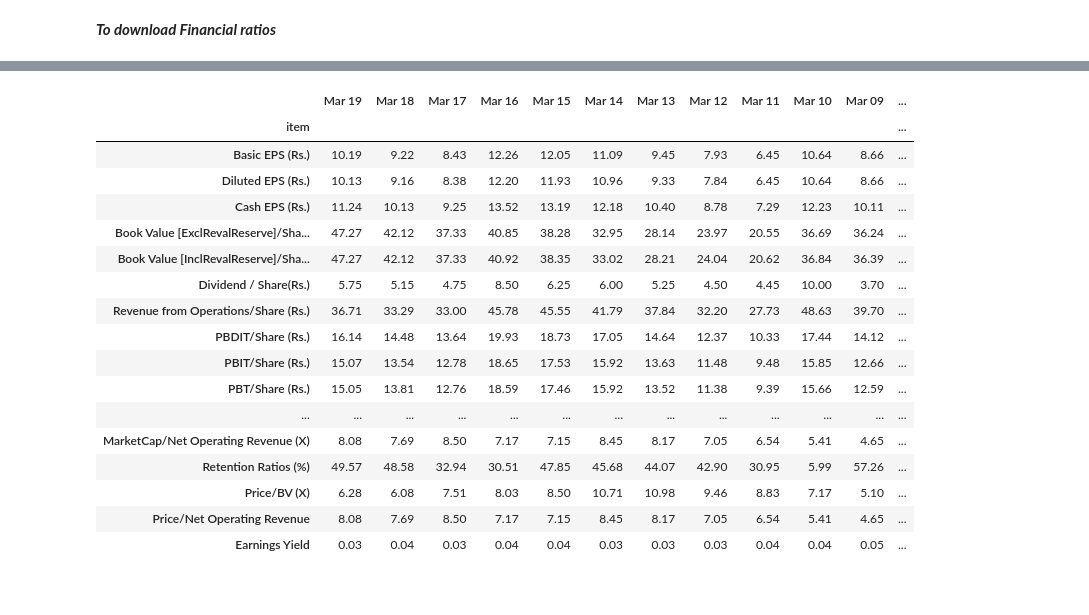
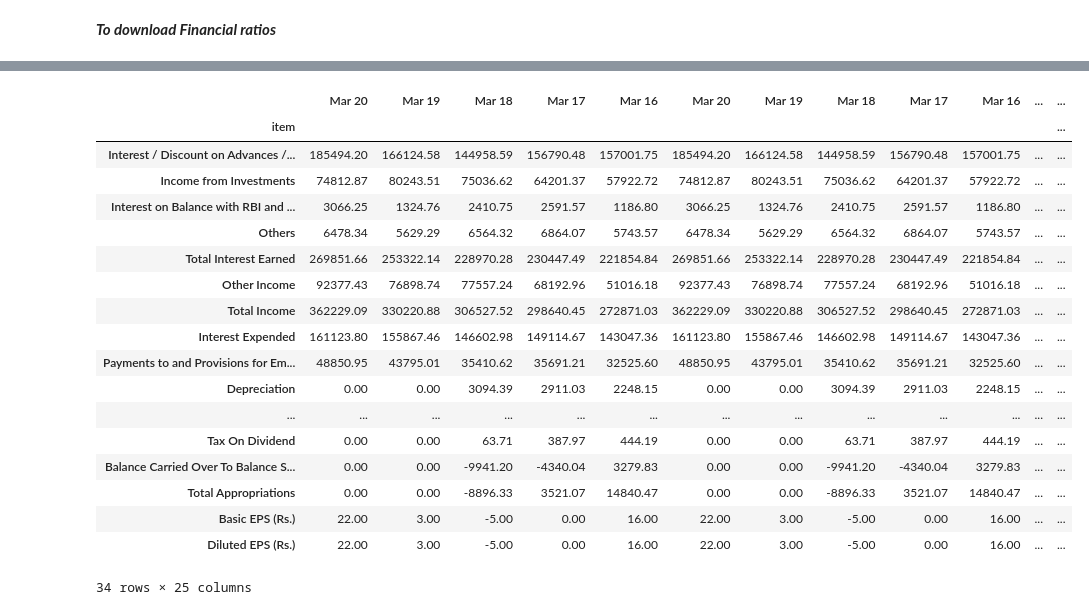
Before and after one commit to ajitisack/Genesis, a Jupyter notebook: notebooks/Getting Financials from MC.ipynb, the cells around one changed output, grey strips where cells are left out. Drawn from its saved outputs; the diff is of its cells as text; code cells hidden in the pictures.

```diff
--- a/notebooks/Getting Financials from MC.ipynb
+++ b/notebooks/Getting Financials from MC.ipynb
@@ -41,7 +41,6 @@ InteractiveShell.ast_node_interactivity = "all"
 import pandas as pd
 # %%
 mc_fin_baseurl = 'https://www.moneycontrol.com/financials'
-symbol = 'sbi'
 # %% [markdown]
 ***To download Financial ratios***
 # %%
@@ -53,12 +52,14 @@ def processfindf(df):
     df.set_index('item', inplace=True)
     return df
 
+# https://www.moneycontrol.com/financials/itc/consolidated-balance-sheetVI/ITC
+
 # fintp -> 'ratios', 'balance-sheet', 'profit-loss', 'yearly', 'quarterly-results', 'half-yearly', 'nine-months'
 def getfinancials(symbol, fintp='ratios'):
     symbol = symbol.upper()
-    url = f'{mc_fin_baseurl}/{symbol}/{fintp}VI/{symbol}'
+    url = f'{mc_fin_baseurl}/{symbol}/consolidated-{fintp}VI/{symbol}'
     if fintp in ['yearly', 'quarterly-results', 'half-yearly', 'nine-months']:
-        url = f'{mc_fin_baseurl}/{symbol}/results/{fintp}/{symbol}'
+        url = f'{mc_fin_baseurl}/{symbol}/results/consolidated-{fintp}/{symbol}'
     lst = [pd.read_html(f'{url}/{i}') for i in range(2, 6)]
     lst = [pd.read_html(url)] + lst
     dfs = [processfindf(i[0]) for i in lst if i]
@@ -87,23 +80,24 @@ Wall time: 1min 21s
+# %%
+df = getfinancials('sbi', 'profit-loss')
 # %%
-df = dfs[0]
+df
+# %% [output]
+|  | Mar 20 | Mar 19 | Mar 18 | Mar 17 | Mar 16 | Mar 20 | Mar 19 | Mar 18 | Mar 17 | Mar 16 | ... | ... |
+| item |  |  |  |  |  |  |  |  |  |  |  | ... |
+| Interest / Discount on Advances /... | 185494.20 | 166124.58 | 144958.59 | 156790.48 | 157001.75 | 185494.20 | 166124.58 | 144958.59 | 156790.48 | 157001.75 | ... | ... |
+| Income from Investments | 74812.87 | 80243.51 | 75036.62 | 64201.37 | 57922.72 | 74812.87 | 80243.51 | 75036.62 | 64201.37 | 57922.72 | ... | ... |
+| Interest on Balance with RBI and ... | 3066.25 | 1324.76 | 2410.75 | 2591.57 | 1186.80 | 3066.25 | 1324.76 | 2410.75 | 2591.57 | 1186.80 | ... | ... |
+| Others | 6478.34 | 5629.29 | 6564.32 | 6864.07 | 5743.57 | 6478.34 | 5629.29 | 6564.32 | 6864.07 | 5743.57 | ... | ... |
+| Total Interest Earned | 269851.66 | 253322.14 | 228970.28 | 230447.49 | 221854.84 | 269851.66 | 253322.14 | 228970.28 | 230447.49 | 221854.84 | ... | ... |
+| Other Income | 92377.43 | 76898.74 | 77557.24 | 68192.96 | 51016.18 | 92377.43 | 76898.74 | 77557.24 | 68192.96 | 51016.18 | ... | ... |
+| Total Income | 362229.09 | 330220.88 | 306527.52 | 298640.45 | 272871.03 | 362229.09 | 330220.88 | 306527.52 | 298640.45 | 272871.03 | ... | ... |
+| Interest Expended | 161123.80 | 155867.46 | 146602.98 | 149114.67 | 143047.36 | 161123.80 | 155867.46 | 146602.98 | 149114.67 | 143047.36 | ... | ... |
+| Payments to and Provisions for Em... | 48850.95 | 43795.01 | 35410.62 | 35691.21 | 32525.60 | 48850.95 | 43795.01 | 35410.62 | 35691.21 | 32525.60 | ... | ... |
+| Depreciation | 0.00 | 0.00 | 3094.39 | 2911.03 | 2248.15 | 0.00 | 0.00 | 3094.39 | 2911.03 | 2248.15 | ... | ... |
+| ... | ... | ... | ... | ... | ... | ... | ... | ... | ... | ... | ... | ... |
+| Tax On Dividend | 0.00 | 0.00 | 63.71 | 387.97 | 444.19 | 0.00 | 0.00 | 63.71 | 387.97 | 444.19 | ... | ... |
+| Balance Carried Over To Balance S... | 0.00 | 0.00 | -9941.20 | -4340.04 | 3279.83 | 0.00 | 0.00 | -9941.20 | -4340.04 | 3279.83 | ... | ... |
+| Total Appropriations | 0.00 | 0.00 | -8896.33 | 3521.07 | 14840.47 | 0.00 | 0.00 | -8896.33 | 3521.07 | 14840.47 | ... | ... |
+| Basic EPS (Rs.) | 22.00 | 3.00 | -5.00 | 0.00 | 16.00 | 22.00 | 3.00 | -5.00 | 0.00 | 16.00 | ... | ... |
+| Diluted EPS (Rs.) | 22.00 | 3.00 | -5.00 | 0.00 | 16.00 | 22.00 | 3.00 | -5.00 | 0.00 | 16.00 | ... | ... |
+34 rows × 25 columns
-# %%
-dfs[1]
-# %% [output]
-|  | Mar 19 | Mar 18 | Mar 17 | Mar 16 | Mar 15 | Mar 14 | Mar 13 | Mar 12 | Mar 11 | Mar 10 | Mar 09 | ... |
-| item |  |  |  |  |  |  |  |  |  |  |  | ... |
-| Basic EPS (Rs.) | 10.19 | 9.22 | 8.43 | 12.26 | 12.05 | 11.09 | 9.45 | 7.93 | 6.45 | 10.64 | 8.66 | ... |
-| Diluted EPS (Rs.) | 10.13 | 9.16 | 8.38 | 12.20 | 11.93 | 10.96 | 9.33 | 7.84 | 6.45 | 10.64 | 8.66 | ... |
-| Cash EPS (Rs.) | 11.24 | 10.13 | 9.25 | 13.52 | 13.19 | 12.18 | 10.40 | 8.78 | 7.29 | 12.23 | 10.11 | ... |
-| Book Value [ExclRevalReserve]/Sha... | 47.27 | 42.12 | 37.33 | 40.85 | 38.28 | 32.95 | 28.14 | 23.97 | 20.55 | 36.69 | 36.24 | ... |
-| Book Value [InclRevalReserve]/Sha... | 47.27 | 42.12 | 37.33 | 40.92 | 38.35 | 33.02 | 28.21 | 24.04 | 20.62 | 36.84 | 36.39 | ... |
-| Dividend / Share(Rs.) | 5.75 | 5.15 | 4.75 | 8.50 | 6.25 | 6.00 | 5.25 | 4.50 | 4.45 | 10.00 | 3.70 | ... |
-| Revenue from Operations/Share (Rs.) | 36.71 | 33.29 | 33.00 | 45.78 | 45.55 | 41.79 | 37.84 | 32.20 | 27.73 | 48.63 | 39.70 | ... |
-| PBDIT/Share (Rs.) | 16.14 | 14.48 | 13.64 | 19.93 | 18.73 | 17.05 | 14.64 | 12.37 | 10.33 | 17.44 | 14.12 | ... |
-| PBIT/Share (Rs.) | 15.07 | 13.54 | 12.78 | 18.65 | 17.53 | 15.92 | 13.63 | 11.48 | 9.48 | 15.85 | 12.66 | ... |
-| PBT/Share (Rs.) | 15.05 | 13.81 | 12.76 | 18.59 | 17.46 | 15.92 | 13.52 | 11.38 | 9.39 | 15.66 | 12.59 | ... |
-| ... | ... | ... | ... | ... | ... | ... | ... | ... | ... | ... | ... | ... |
-| MarketCap/Net Operating Revenue (X) | 8.08 | 7.69 | 8.50 | 7.17 | 7.15 | 8.45 | 8.17 | 7.05 | 6.54 | 5.41 | 4.65 | ... |
-| Retention Ratios (%) | 49.57 | 48.58 | 32.94 | 30.51 | 47.85 | 45.68 | 44.07 | 42.90 | 30.95 | 5.99 | 57.26 | ... |
-| Price/BV (X) | 6.28 | 6.08 | 7.51 | 8.03 | 8.50 | 10.71 | 10.98 | 9.46 | 8.83 | 7.17 | 5.10 | ... |
-| Price/Net Operating Revenue | 8.08 | 7.69 | 8.50 | 7.17 | 7.15 | 8.45 | 8.17 | 7.05 | 6.54 | 5.41 | 4.65 | ... |
-| Earnings Yield | 0.03 | 0.04 | 0.03 | 0.04 | 0.04 | 0.03 | 0.03 | 0.03 | 0.04 | 0.04 | 0.05 | ... |
```
Also changed, not shown: parts of 2 cells of this notebook, 8 other files.
